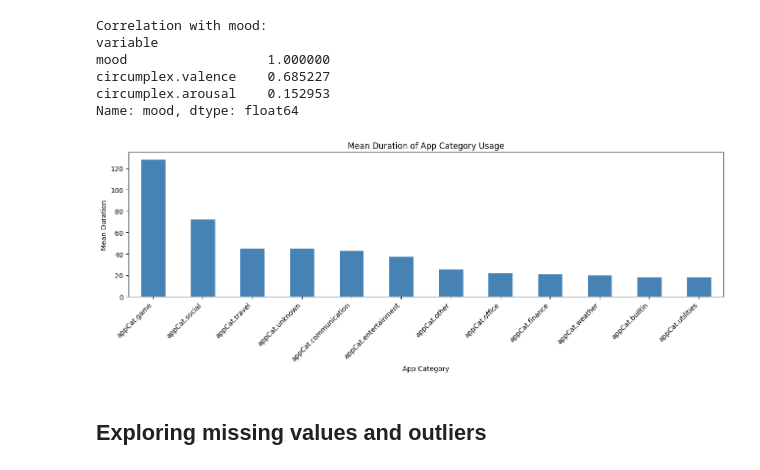
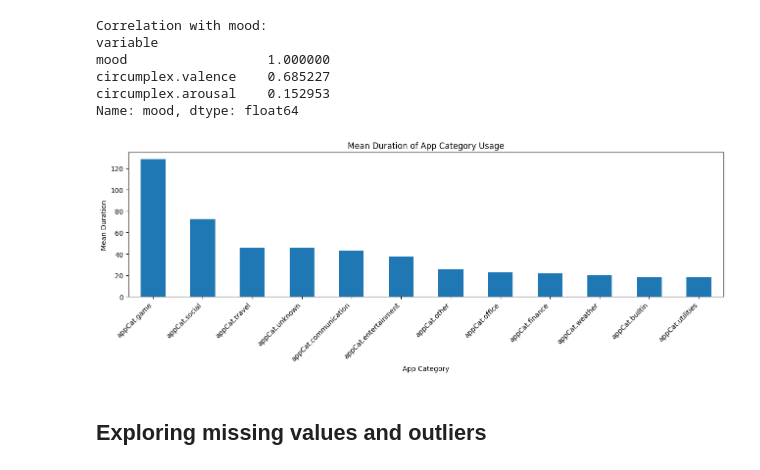
Before and after one commit to rozaneuroza/DataMiningProject, a Jupyter notebook: Exploratory.ipynb, the cells around one changed output. Cells and saved outputs as stored; diff of their text form; code cells hidden in the pictures.

```diff
--- a/Exploratory.ipynb
+++ b/Exploratory.ipynb
@@ -170,19 +170,19 @@ Name: mood, dtype: float64
 # %%
 # Mean Duration of App Category Usage
 app_vars = [v for v in df['variable'].unique() if v.startswith('appCat')]
 
 app_means = df[df['variable'].isin(app_vars)].groupby('variable')['value'].mean().sort_values(ascending=False)
 
 plt.figure(figsize=(13, 5))
-app_means.plot(kind='bar', color='blue', edgecolor='white')
+app_means.plot(kind='bar')
 plt.title('Mean Duration of App Category Usage')
 plt.ylabel('Mean Duration')
 plt.xlabel('App Category')
 plt.xticks(rotation=45, ha='right')
 plt.tight_layout()
 plt.show()
 # %% [output]
-[figure, old version]
+[figure, new version]
 # %% [markdown]
 ## Exploring missing values and outliers
 # %%
```
